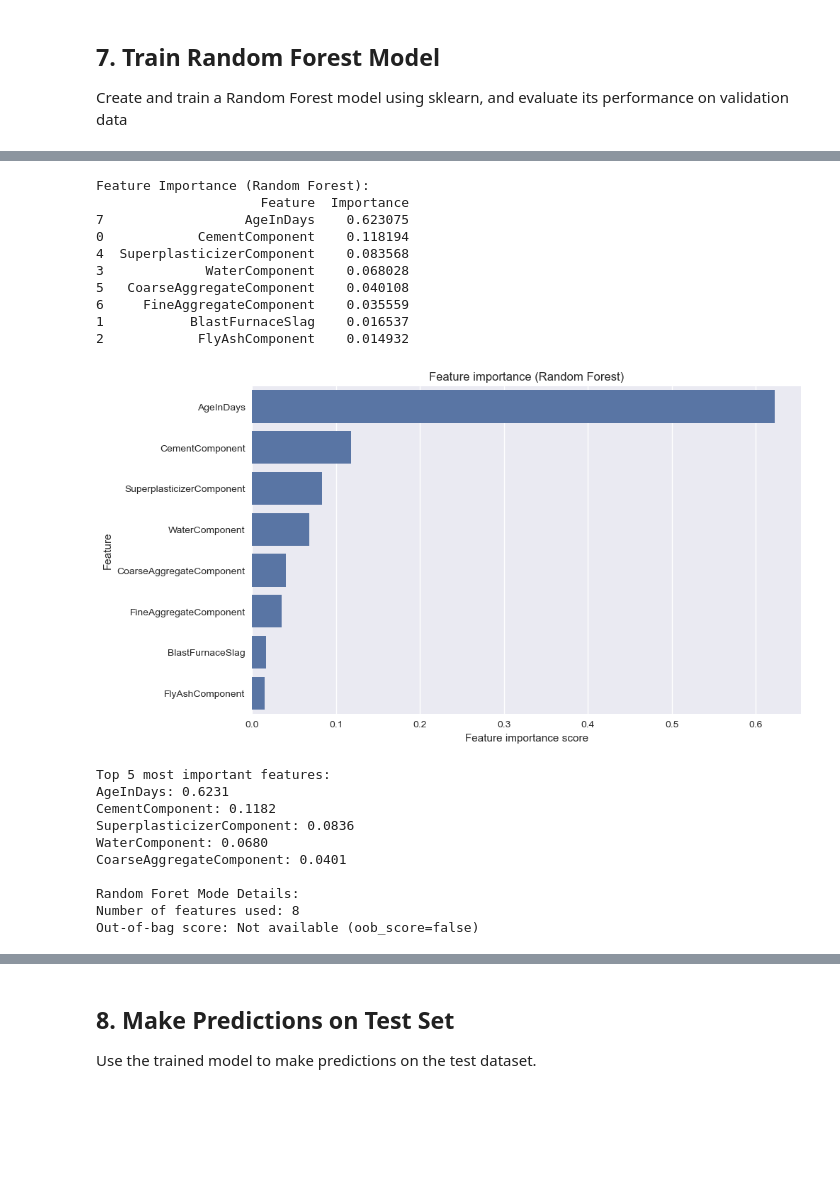
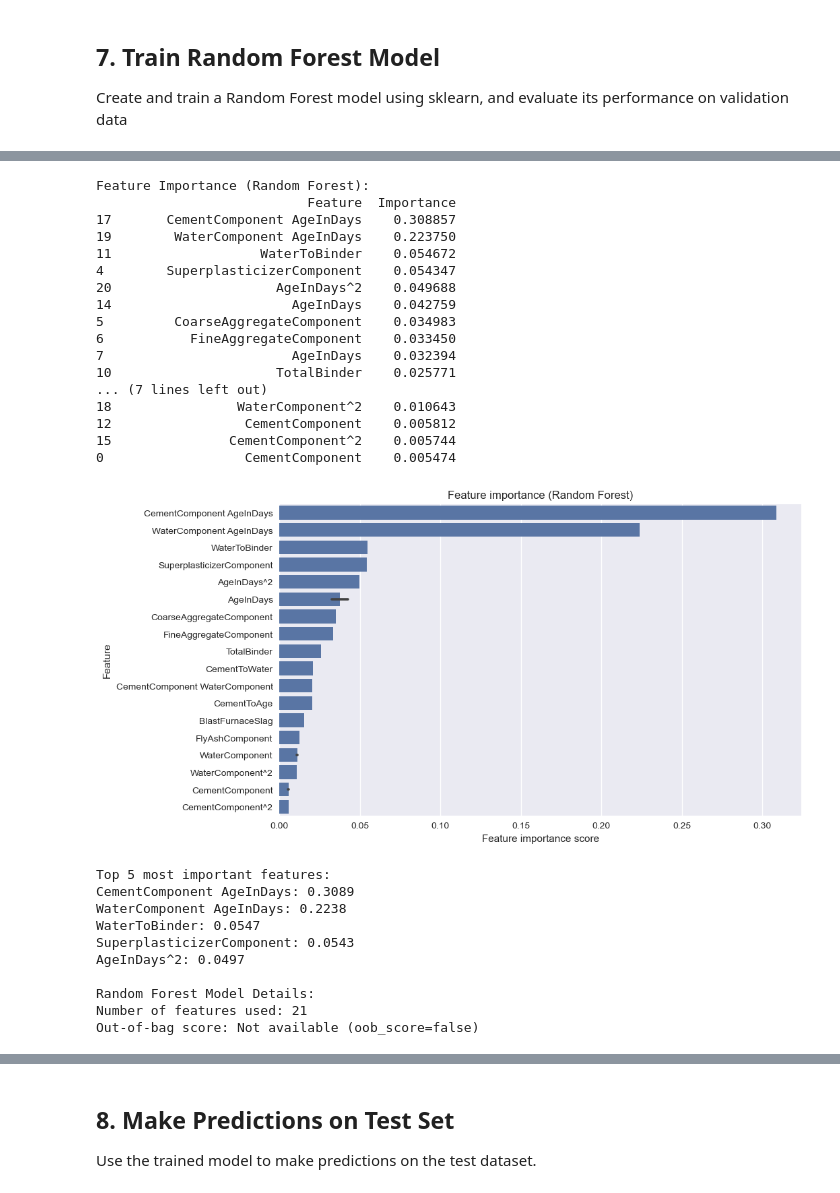
Before and after one commit to AaryanGotad/ml-practice, a Jupyter notebook: MLPlayground/random+forest_aaryan.ipynb, the cells around one changed output, grey strips where cells are left out. Drawn from its saved outputs; the diff is of its cells as text; code cells hidden in the pictures; blank space fills up the shorter version.

```diff
--- a/MLPlayground/random+forest_aaryan.ipynb
+++ b/MLPlayground/random+forest_aaryan.ipynb
@@ -208,50 +287,57 @@ R² Score: 0.4447
 # %%
 # Feature importance from Random Forest
 feature_importance = pd.DataFrame({
-    'Feature': X.columns,
-    'Importance': rf_model.feature_importances_
+    'Feature': X_final.columns,  # Use X_final which has engineered features
+    'Importance': rf_random.best_estimator_.feature_importances_
 }).sort_values('Importance', ascending=False)
 
 print("Feature Importance (Random Forest):")
 print(feature_importance)
 
 # Plot feature importance
 plt.figure(figsize=(10, 6))
 sns.barplot(data=feature_importance, x='Importance', y='Feature')
 plt.title('Feature importance (Random Forest)')
 plt.xlabel('Feature importance score')
 plt.show()
 
 # Show top 5 most important features
 print(f"\nTop 5 most important features:")
 for i, row in feature_importance.head().iterrows():
     print(f"{row['Feature']}: {row['Importance']:.4f}")
 
 # Additional Random Forest specific metrics
-print(f"\nRandom Foret Mode Details:")
-print(f"Number of features used: {rf_model.n_features_in_}")
-print(f"Out-of-bag score: {rf_model.oob_score_ if hasattr(rf_model, 'oob_score_') else 'Not available (oob_score=false)'}")
+print(f"\nRandom Forest Model Details:")
+print(f"Number of features used: {rf_random.best_estimator_.n_features_in_}")
+print(f"Out-of-bag score: {rf_random.best_estimator_.oob_score_ if hasattr(rf_random.best_estimator_, 'oob_score_') else 'Not available (oob_score=false)'}")
 # %% [output]
 Feature Importance (Random Forest):
-                     Feature  Importance
-7                  AgeInDays    0.623075
-0            CementComponent    0.118194
-4  SuperplasticizerComponent    0.083568
-3             WaterComponent    0.068028
-5   CoarseAggregateComponent    0.040108
-6     FineAggregateComponent    0.035559
-1           BlastFurnaceSlag    0.016537
-2            FlyAshComponent    0.014932
+                           Feature  Importance
+17       CementComponent AgeInDays    0.308857
+19        WaterComponent AgeInDays    0.223750
+11                   WaterToBinder    0.054672
+4        SuperplasticizerComponent    0.054347
+20                     AgeInDays^2    0.049688
+14                       AgeInDays    0.042759
+5         CoarseAggregateComponent    0.034983
+6           FineAggregateComponent    0.033450
+7                        AgeInDays    0.032394
+10                     TotalBinder    0.025771
+... (7 lines left out)
+18                WaterComponent^2    0.010643
+12                 CementComponent    0.005812
+15               CementComponent^2    0.005744
+0                  CementComponent    0.005474
-[figure, old version]
+[figure, new version]
 Top 5 most important features:
-AgeInDays: 0.6231
-CementComponent: 0.1182
-SuperplasticizerComponent: 0.0836
-WaterComponent: 0.0680
-CoarseAggregateComponent: 0.0401
+CementComponent AgeInDays: 0.3089
+WaterComponent AgeInDays: 0.2238
+WaterToBinder: 0.0547
+SuperplasticizerComponent: 0.0543
+AgeInDays^2: 0.0497
 
-Random Foret Mode Details:
-Number of features used: 8
+Random Forest Model Details:
+Number of features used: 21
 Out-of-bag score: Not available (oob_score=false)
 # %%
 # Random Forest specific analysis
```
Also changed, not shown: parts of 11 cells of this notebook, 1 other file.
